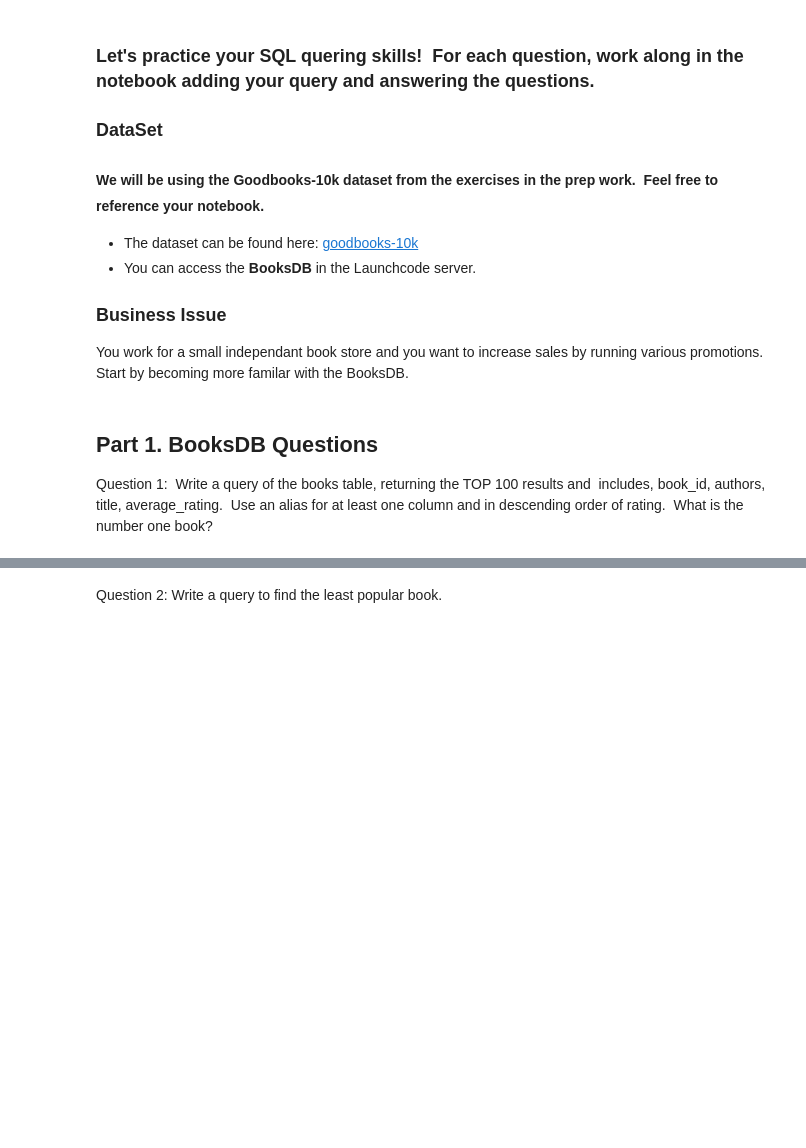
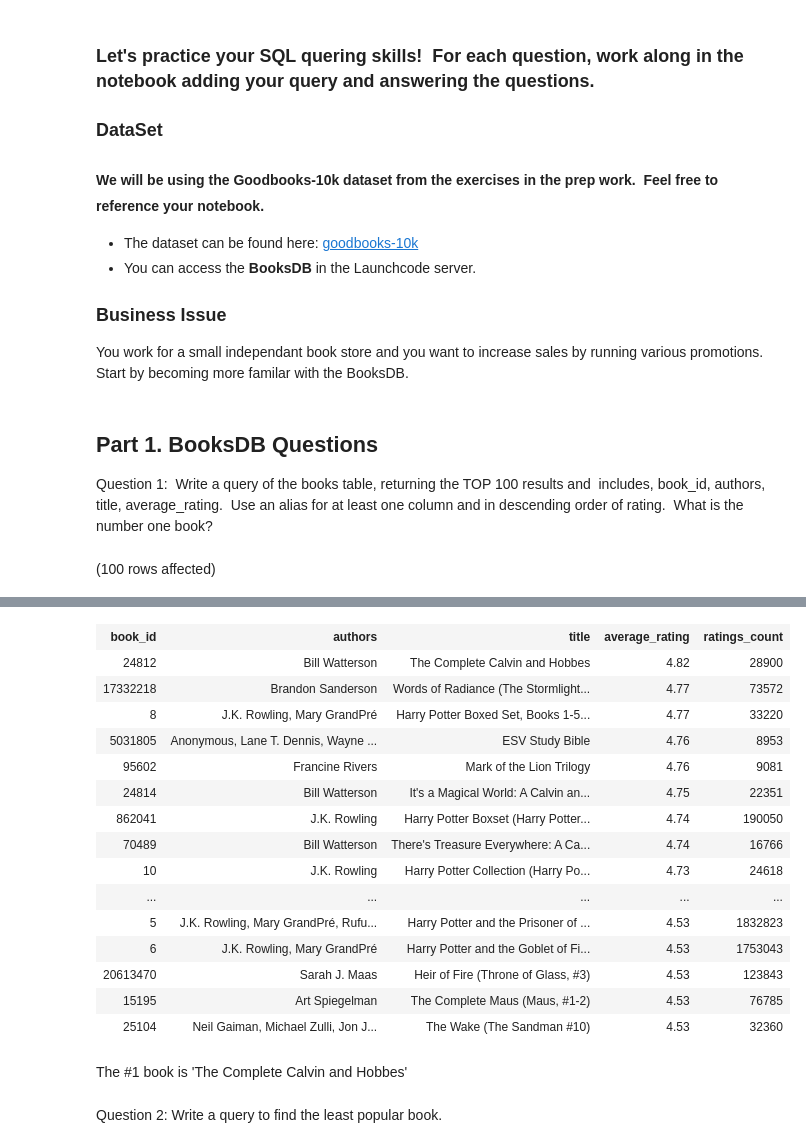
Before and after one commit to vnmjaing/SQL-Part-1-Studio, a Jupyter notebook: SQL-Part-1-Studio.ipynb, the cells around one changed output, grey strips where cells are left out. Cells and saved outputs as stored; diff of their text form; code cells hidden in the pictures; blank space fills up the shorter version.

```diff
--- a/SQL-Part-1-Studio.ipynb
+++ b/SQL-Part-1-Studio.ipynb
@@ -21,0 +20,7 @@ You work for a small independant book store and you want to increase sales by ru
+# %%
+-- return top 100 results
+select top 100 book_id, authors, title , average_rating, ratings_count
+from BooksDB.dbo.books
+order by average_rating desc
+# %% [output]
+(100 rows affected)
@@ -22,2 +28,20 @@ You work for a small independant book store and you want to increase sales by ru
+| book_id | authors | title | average_rating | ratings_count |
+| 24812 | Bill Watterson | The Complete Calvin and Hobbes | 4.82 | 28900 |
+| 17332218 | Brandon Sanderson | Words of Radiance (The Stormlight... | 4.77 | 73572 |
+| 8 | J.K. Rowling, Mary GrandPré | Harry Potter Boxed Set, Books 1-5... | 4.77 | 33220 |
+| 5031805 | Anonymous, Lane T. Dennis, Wayne ... | ESV Study Bible | 4.76 | 8953 |
+| 95602 | Francine Rivers | Mark of the Lion Trilogy | 4.76 | 9081 |
+| 24814 | Bill Watterson | It's a Magical World: A Calvin an... | 4.75 | 22351 |
+| 862041 | J.K. Rowling | Harry Potter Boxset (Harry Potter... | 4.74 | 190050 |
+| 70489 | Bill Watterson | There's Treasure Everywhere: A Ca... | 4.74 | 16766 |
+| 10 | J.K. Rowling | Harry Potter Collection (Harry Po... | 4.73 | 24618 |
+| ... | ... | ... | ... | ... |
+| 5 | J.K. Rowling, Mary GrandPré, Rufu... | Harry Potter and the Prisoner of ... | 4.53 | 1832823 |
+| 6 | J.K. Rowling, Mary GrandPré | Harry Potter and the Goblet of Fi... | 4.53 | 1753043 |
+| 20613470 | Sarah J. Maas | Heir of Fire (Throne of Glass, #3) | 4.53 | 123843 |
+| 15195 | Art Spiegelman | The Complete Maus (Maus, #1-2) | 4.53 | 76785 |
+| 25104 | Neil Gaiman, Michael Zulli, Jon J... | The Wake (The Sandman #10) | 4.53 | 32360 |
+# %% [markdown]
+The #1 book is 'The Complete Calvin and Hobbes'
 # %% [markdown]
 Question 2: Write a query to find the least popular book.
```
Also changed, not shown: parts of 19 cells of this notebook.
